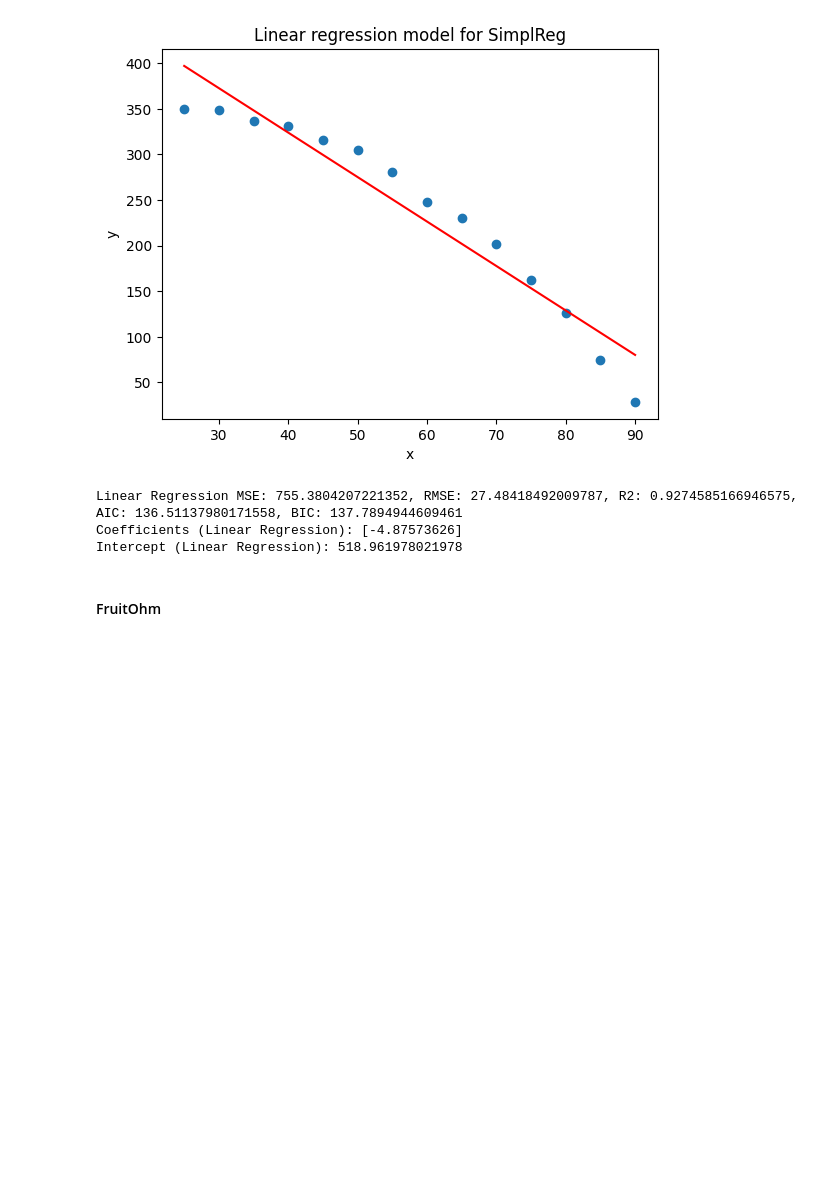
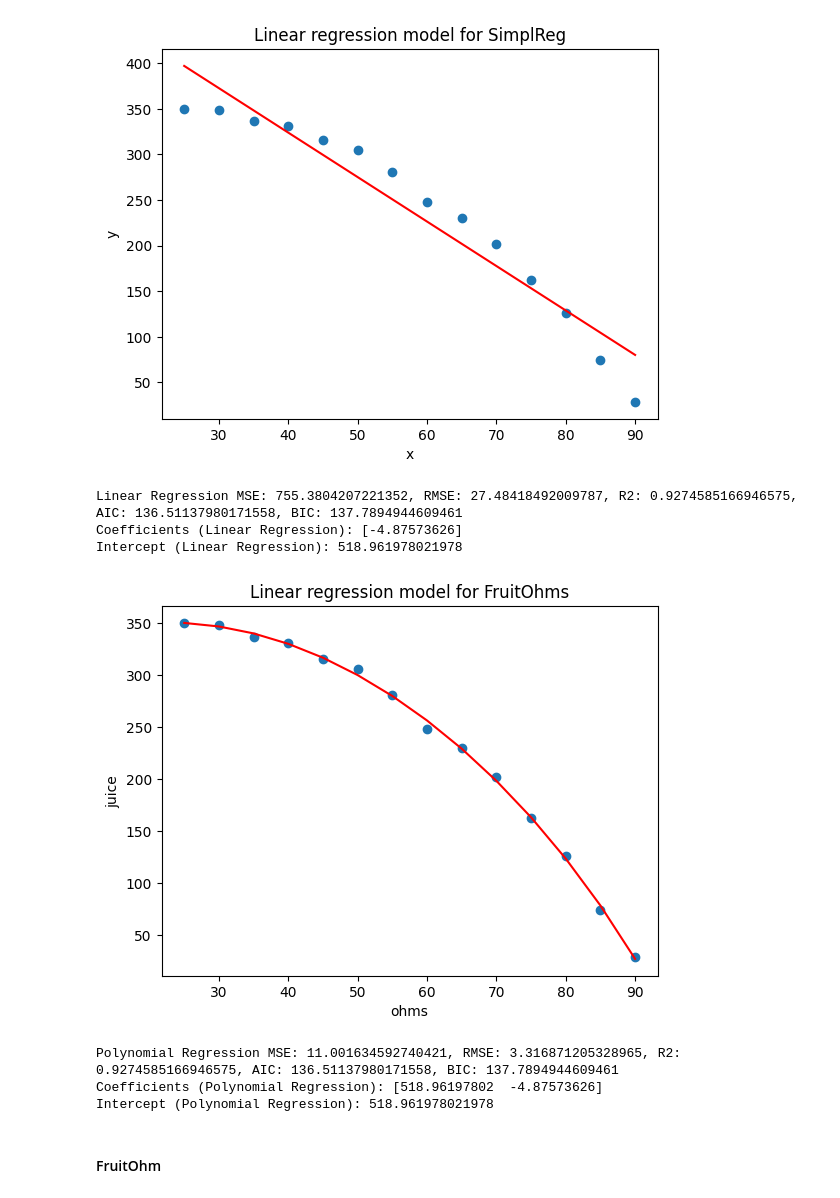
Before and after one commit to Bumross/Statistics_advanced, a Jupyter notebook: 1/1.ipynb, the cells around one changed output. Drawn from its saved outputs; the diff is of its cells as text; code cells hidden in the pictures; blank space fills up the shorter version.

```diff
--- a/1/1.ipynb
+++ b/1/1.ipynb
@@ -120,6 +120,42 @@ print("Intercept (Linear Regression):", simpl_linreg.intercept_)
 Linear Regression MSE: 755.3804207221352, RMSE: 27.48418492009787, R2: 0.9274585166946575, AIC: 136.51137980171558, BIC: 137.7894944609461
 Coefficients (Linear Regression): [-4.87573626]
 Intercept (Linear Regression): 518.961978021978
+# %%
+## POLYNOMIALNI REGRESNI MODEL
+poly = PolynomialFeatures(degree=5)
+simpl_poly = poly.fit_transform(x)
+
+simpl_linreg = LinearRegression()
+simpl_linreg.fit(simpl_poly, y)
+
+simpl_poly_pred = simpl_linreg.predict(simpl_poly)
+
+plt.scatter(x, y)
+plt.plot(x, simpl_poly_pred, color="red")
+plt.title("Linear regression model for FruitOhms")
+plt.xlabel("ohms")
+plt.ylabel("juice")
+plt.show()
+# %% [output]
+[figure, added]
+# %%
+
+mse_poly_y = mean_squared_error(y, simpl_poly_pred)
+rmse_poly_y = np.sqrt(mse_poly_y)
+r2_poly_y = r2_score(y, simpl_predict)
+
+model_poly_y = OLS(y, sm.add_constant(x)).fit()
+aic_poly_y = model_poly_y.aic
+bic_poly_y = model_poly_y.bic
+
+print(f"Polynomial Regression MSE: {mse_poly_y}, RMSE: {rmse_poly_y}, R2: {r2_poly_y}, AIC: {aic_poly_y}, BIC: {bic_poly_y}")
+
+print("Coefficients (Polynomial Regression):", model_poly_y.params)
+print("Intercept (Polynomial Regression):", model_poly_y.params[0])
+# %% [output]
+Polynomial Regression MSE: 11.001634592740421, RMSE: 3.316871205328965, R2: 0.9274585166946575, AIC: 136.51137980171558, BIC: 137.7894944609461
+Coefficients (Polynomial Regression): [518.96197802  -4.87573626]
+Intercept (Polynomial Regression): 518.961978021978
 # %% [markdown]
 #### FruitOhm
 # %%
```
Also changed, not shown: parts of 1 cell of this notebook, 7 other files.
